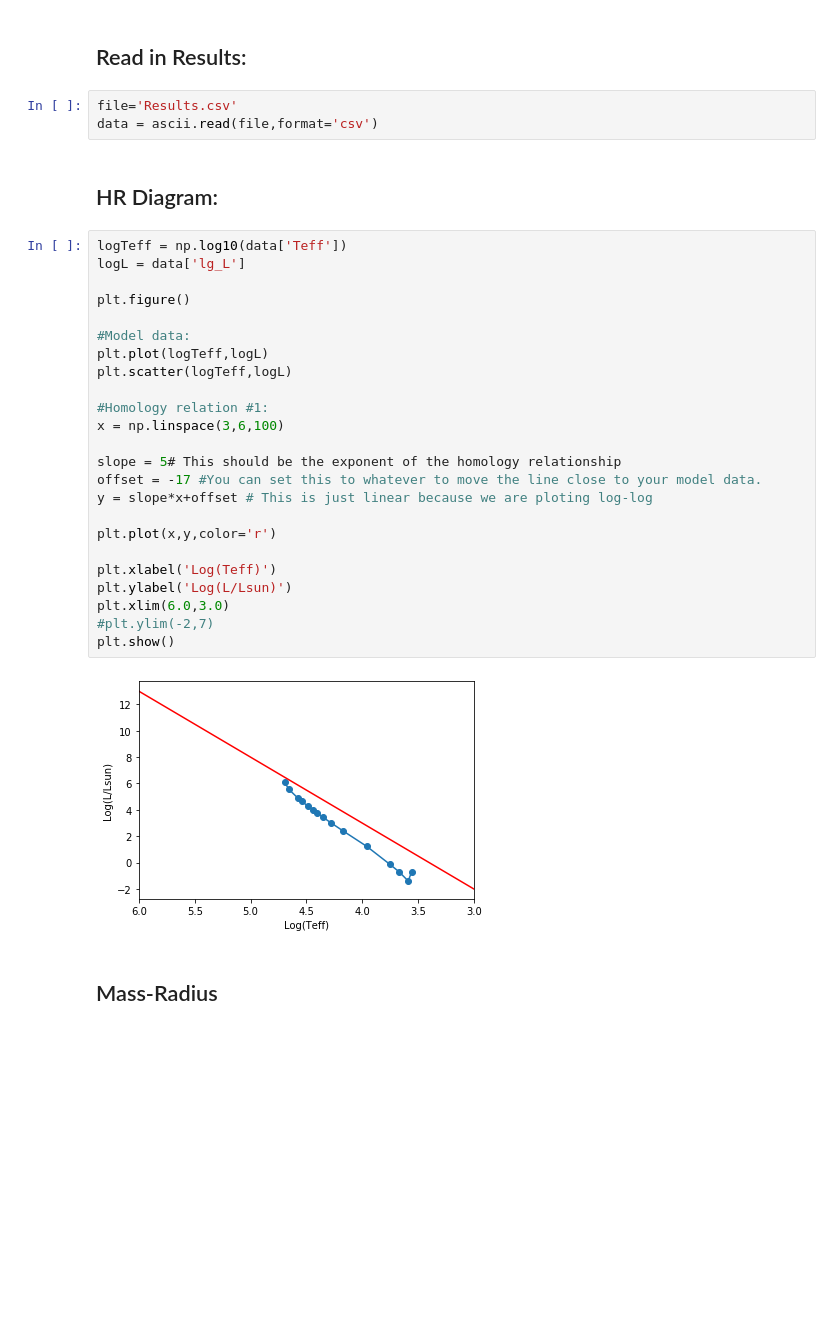
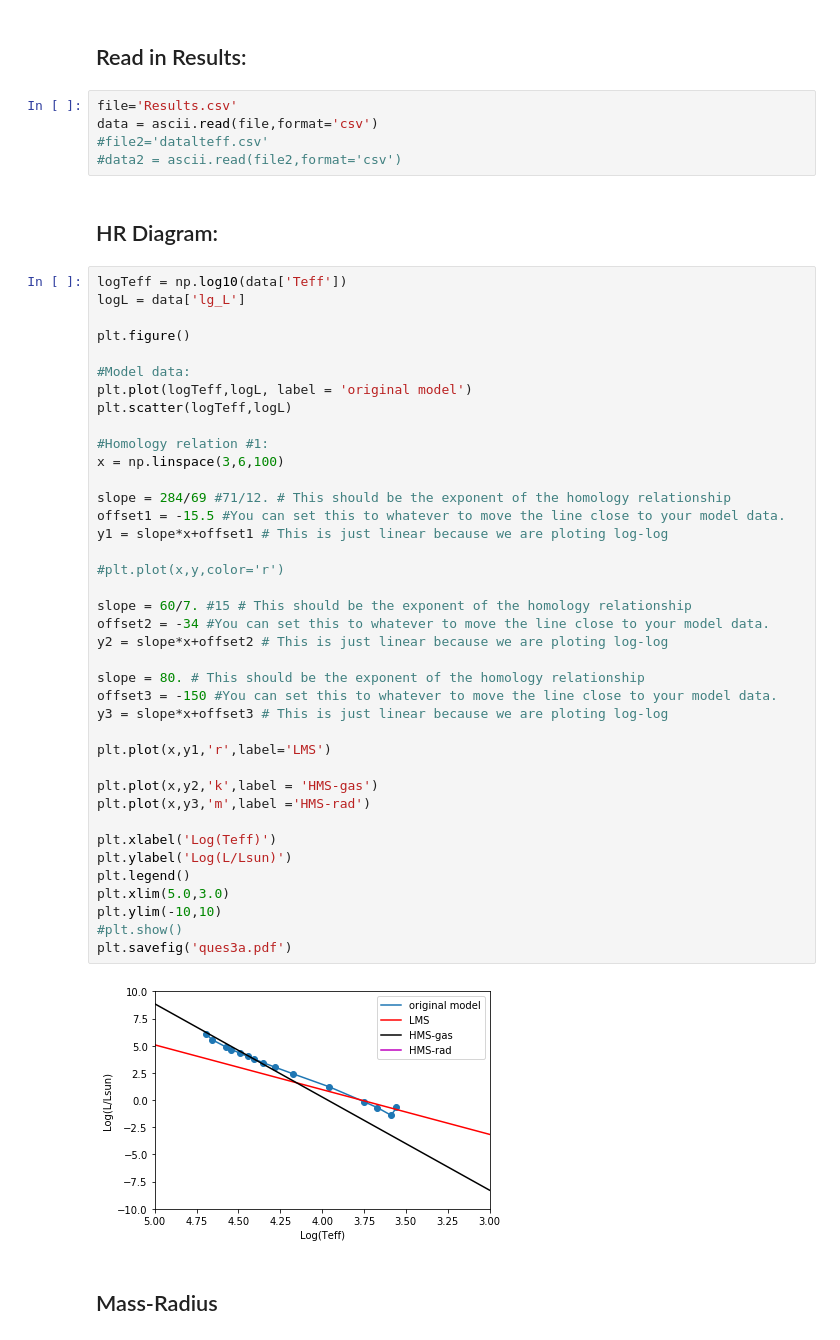
Before and after one commit to ibikadaeze/ast1501, a Jupyter notebook: Homology-MainSequence.ipynb, the cells around one changed output. Cells and saved outputs as stored; diff of their text form; blank space fills up the shorter version.

```diff
--- a/Homology-MainSequence.ipynb
+++ b/Homology-MainSequence.ipynb
@@ -7,34 +7,51 @@ from astropy.io import ascii
 # %%
 file='Results.csv'
 data = ascii.read(file,format='csv')
+#file2='datalteff.csv'
+#data2 = ascii.read(file2,format='csv')
 # %% [markdown]
 ## HR Diagram:
 # %%
 logTeff = np.log10(data['Teff'])
 logL = data['lg_L']
 
 plt.figure()
 
 #Model data:
-plt.plot(logTeff,logL)
+plt.plot(logTeff,logL, label = 'original model')
 plt.scatter(logTeff,logL)
 
 #Homology relation #1:
 x = np.linspace(3,6,100)
 
-slope = 5# This should be the exponent of the homology relationship
-offset = -17 #You can set this to whatever to move the line close to your model data.
-y = slope*x+offset # This is just linear because we are ploting log-log
+slope = 284/69 #71/12. # This should be the exponent of the homology relationship
+offset1 = -15.5 #You can set this to whatever to move the line close to your model data.
+y1 = slope*x+offset1 # This is just linear because we are ploting log-log
 
-plt.plot(x,y,color='r')
+#plt.plot(x,y,color='r')
+
+slope = 60/7. #15 # This should be the exponent of the homology relationship
+offset2 = -34 #You can set this to whatever to move the line close to your model data.
+y2 = slope*x+offset2 # This is just linear because we are ploting log-log
+
+slope = 80. # This should be the exponent of the homology relationship
+offset3 = -150 #You can set this to whatever to move the line close to your model data.
+y3 = slope*x+offset3 # This is just linear because we are ploting log-log
+
+plt.plot(x,y1,'r',label='LMS')
+
+plt.plot(x,y2,'k',label = 'HMS-gas')
+plt.plot(x,y3,'m',label ='HMS-rad')
 
 plt.xlabel('Log(Teff)')
 plt.ylabel('Log(L/Lsun)')
-plt.xlim(6.0,3.0)
-#plt.ylim(-2,7)
-plt.show()
+plt.legend()
+plt.xlim(5.0,3.0)
+plt.ylim(-10,10)
+#plt.show()
+plt.savefig('ques3a.pdf')
 # %% [output]
-[figure, old version]
+[figure, new version]
 # %% [markdown]
 ## Mass-Radius
 # %%
```
Also changed, not shown: parts of 5 cells of this notebook, 3 other files.
